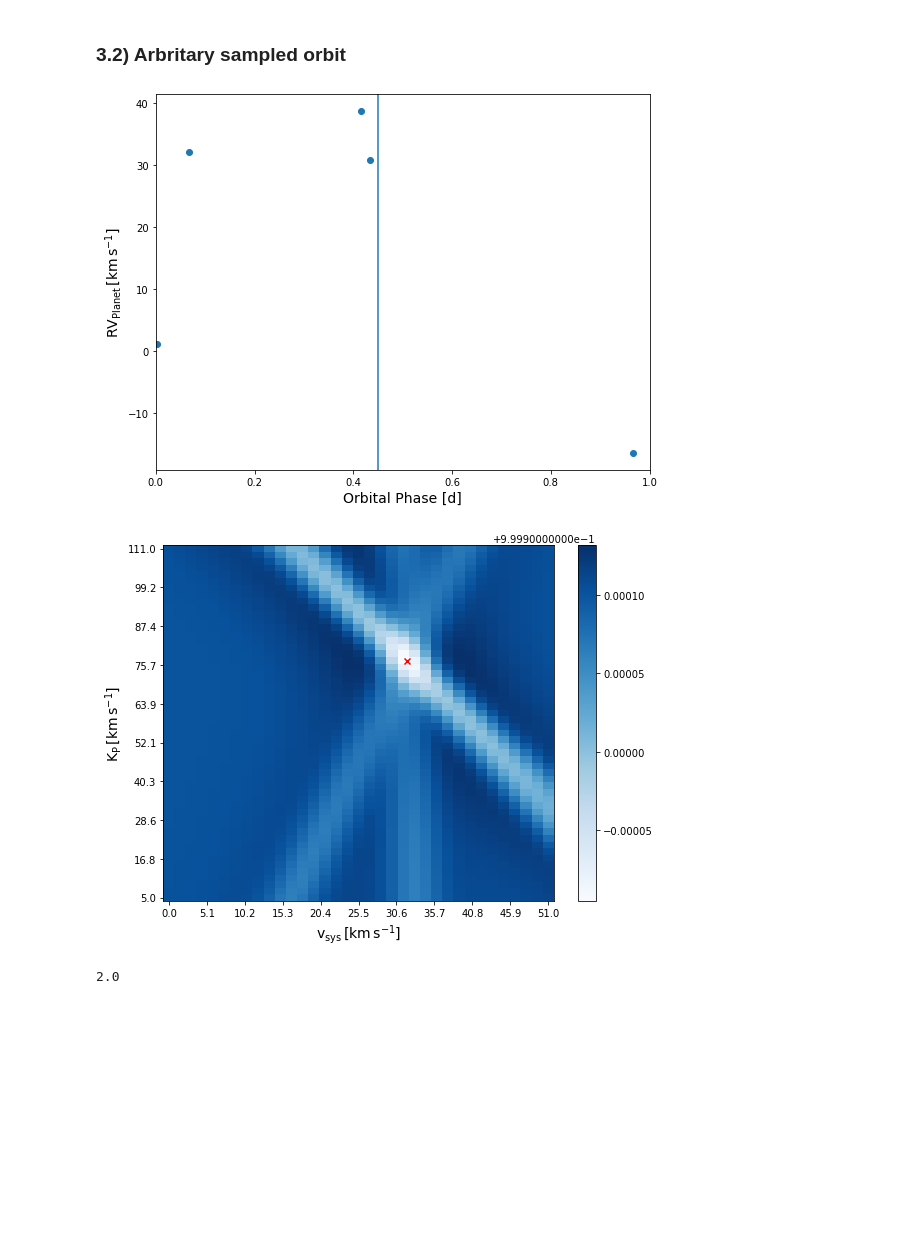
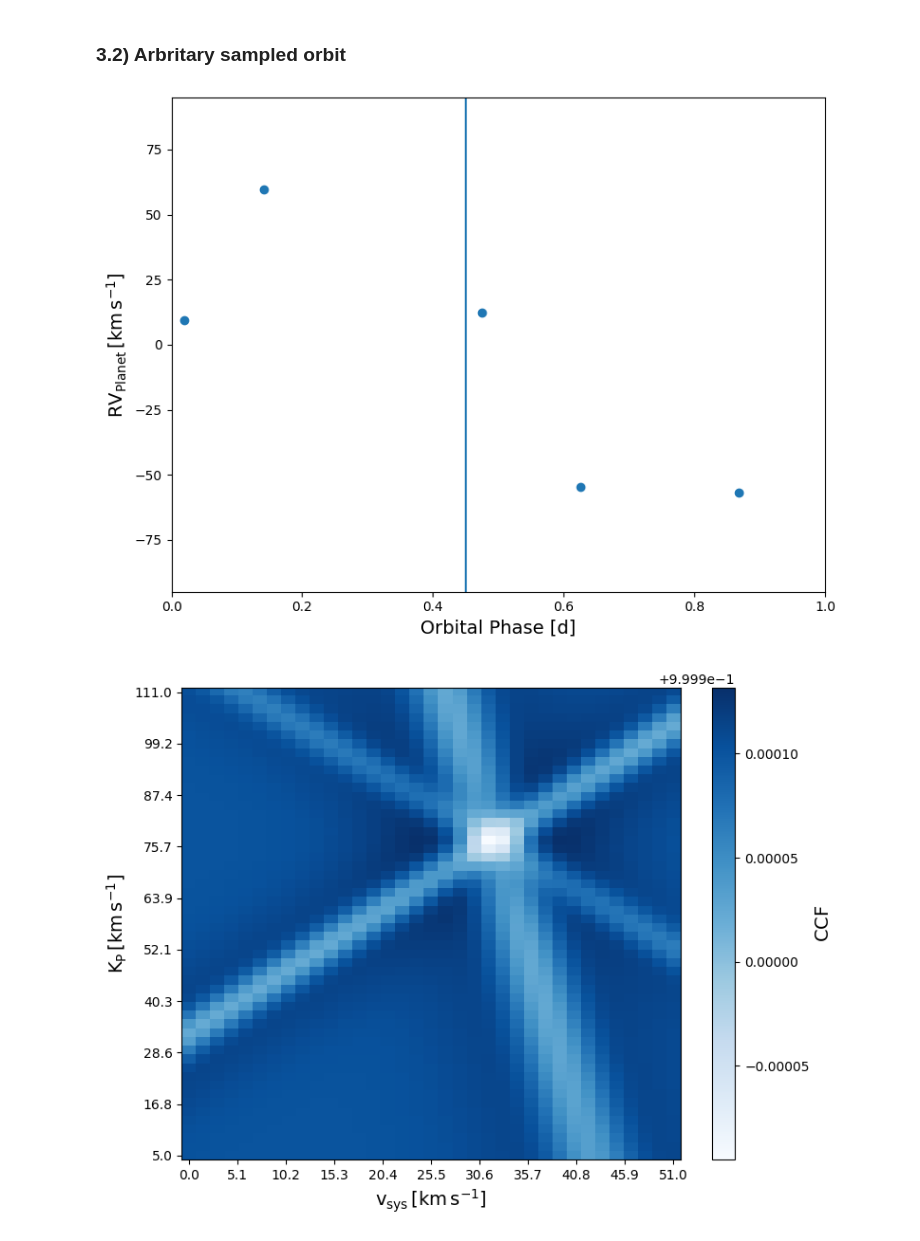
Before and after one commit to dsagred/saltire, a Jupyter notebook: tutorials/saltire_tutorial_2.ipynb, the cells around one changed output. Cells and saved outputs as stored; diff of their text form; code cells hidden in the pictures; blank space fills up the shorter version.

```diff
--- a/tutorials/saltire_tutorial_2.ipynb
+++ b/tutorials/saltire_tutorial_2.ipynb
@@ -227,7 +224,7 @@ print(T_trans,T_occ,(T_trans-T_occ))
 ### 3.1) Equally sampled orbit
 # %%
 #Observing times of each datapoint used.
-obstimes = np.linspace(T0[0],T0[0]+period[0],24)
+obstimes = np.linspace(T0[0],T0[0]+period[0],34)
 phases  = (obstimes-T_trans)%period[0]/period[0]
 
 #Weighting. typically SNR of each observation
@@ -239,16 +236,14 @@ obs = [obstimes,weights,planet]
 
 # Visualise orbit
 saltire.orbit_plot(obs,fixpar,K_start,T_trans=T_trans,T_occ=T_occ,
-                  file=os.path.join(outp,'31_binary_orbit.png'),save=True,plotting=True)
+                   file=os.path.join(outp,'31_binary_orbit.png'),
+                   save=True,plotting=True,ylim=(-95,95))
 
 # Visualise model
 model = saltire.fit_residual(params,x, y,obs=obs,fixpar=fixpar.T).reshape(len(K_p),len(velo))#,data=fit_data)
-saltire.plot_axis2D(velo,K_p,model,savefig=False)
-# Add a red cross at the modelled signal position
-plt.scatter((v_start-v_min)/v_step,(K_start-k_min)/k_step,color='red',marker='x')
-plt.savefig(os.path.join(outp,'31_binary_model.png'),dpi=300)
-plt.show()
-print(k_step)
+saltire.plot_axis2D(velo,K_p,model,savefig=True,outim=os.path.join(outp,'31_binary_model.png'))
+
+# Plot cuts in both axes, lower and upper to the signal position.
 saltire.cutplot(velo,K_p,
                 v_start,
                 K_start,
@@ -262,38 +256,42 @@ saltire.cutplot(velo,K_p,
 ### 3.2) Arbritary sampled orbit
 # %%
 #Observing times of each datapoint used.
-obstimes1 = T0[0]+0.1#np.linspace(T0[0],T0[0]+0.01*period[0],1)
-obstimes2 = T0[0]+2#np.linspace(T0[0]+1,T0[0]+1+0.01*period[0],1)
-obstimes3 = T0[0]+2.1#np.linspace(T0[0]+2,T0[0]+2+0.01*period[0],1)
-obstimes4 = T0[0]+5#np.linspace(T0[0]+3,T0[0]+3+0.01*period[0],1)
-obstimes5 = T0[0]+5.2#np.linspace(T0[0]+5,T0[0]+5+0.01*period[0],1)
+obstimes = np.linspace(T0[0],T0[0]+period[0],34)
+
+#take 5 arbritary data points from above sample
+np.random.seed(1)
+obstimes = np.random.choice(obstimes, 5, replace=False)
+'''
+obstimes1 = T0[0]+0.1
+obstimes2 = T0[0]+2
+obstimes3 = T0[0]+2.1
+obstimes4 = T0[0]+5
+obstimes5 = T0[0]+5.2
 obstimes=np.hstack([obstimes1,obstimes2,obstimes3,obstimes4,obstimes5])
+'''
 phases  = (obstimes-T_trans)%period[0]/period[0]
 
 #Weighting. typically SNR of each observation
 weights = np.ones(len(obstimes))
 
 planet=True #To fit the planet or the star. Ususally True, if it is the planet or secondary star (Note: The CCF map has to be specifically created for one case).
 #pack parameters
 obs = [obstimes,weights,planet]
 
 # Visualise orbit
 saltire.orbit_plot(obs,fixpar,K_start,T_trans=T_trans,T_occ=T_occ,
-                  file=os.path.join(outp,'32_binary_orbit.png'),save=True,plotting=True)
+                   file=os.path.join(outp,'32_binary_orbit.png'),
+                   save=True,plotting=True,ylim=(-95,95))
 
 # Visualise model
 model = saltire.fit_residual(params,x, y,obs=obs,fixpar=fixpar.T).reshape(len(K_p),len(velo))#,data=fit_data)
-saltire.plot_axis2D(velo,K_p,model,savefig=False)
-# Add a red cross at the modelled signal position
-plt.scatter((v_start-v_min)/v_step,(K_start-k_min)/k_step,color='red',marker='x')
-plt.savefig(os.path.join(outp,'32_binary_model.png'),dpi=300)
-plt.show()
-print(k_step)
+saltire.plot_axis2D(velo,K_p,model,savefig=True, outim=os.path.join(outp,'32_binary_model.png'))
+
+# Plot cuts in both axes, lower and upper to the signal position.
 saltire.cutplot(velo,K_p,
                 v_start,
                 K_start,
                 None,model,file=os.path.join(outp,'32_binary_cut.png'),save=True,plotting=True,margin=1e-5)
 # %% [output]
-[figure, old version]
+[figure, new version]
-[figure, old version]
+[figure, new version]
-2.0
```
Also changed, not shown: parts of 10 cells of this notebook, 26 other files.
